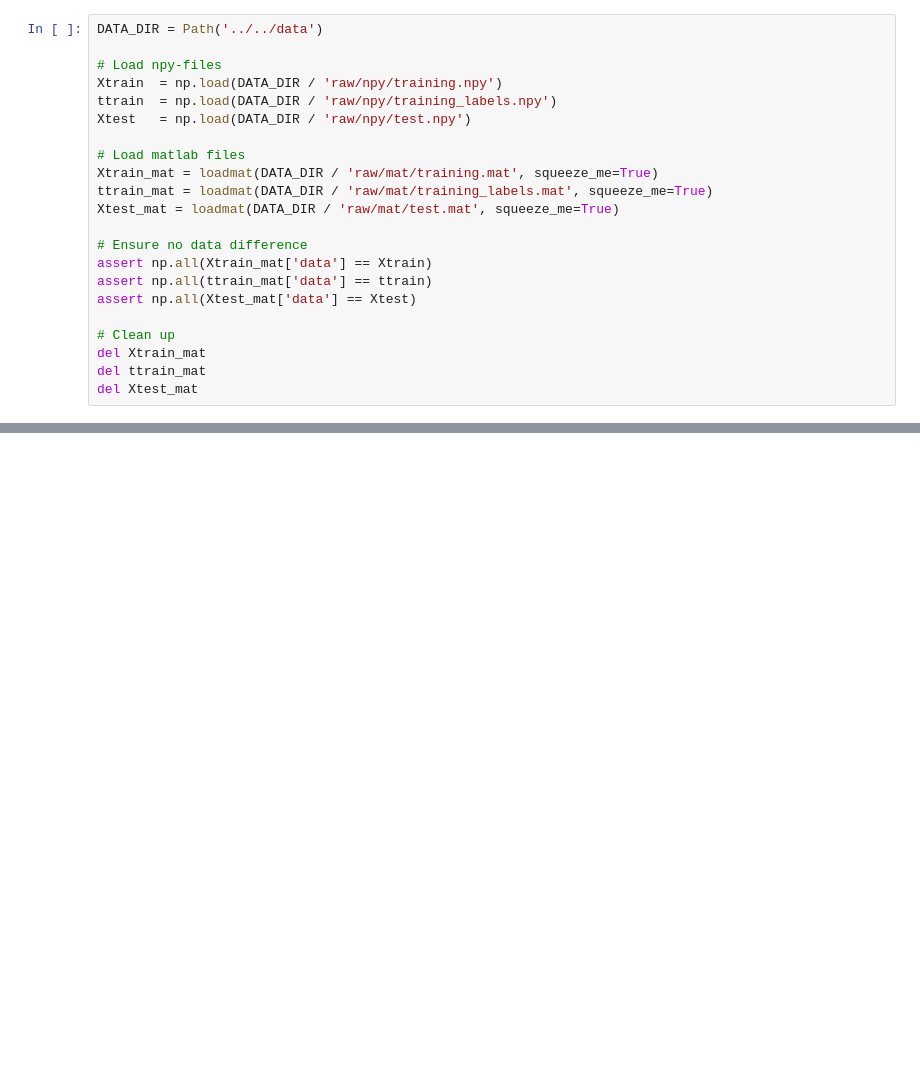
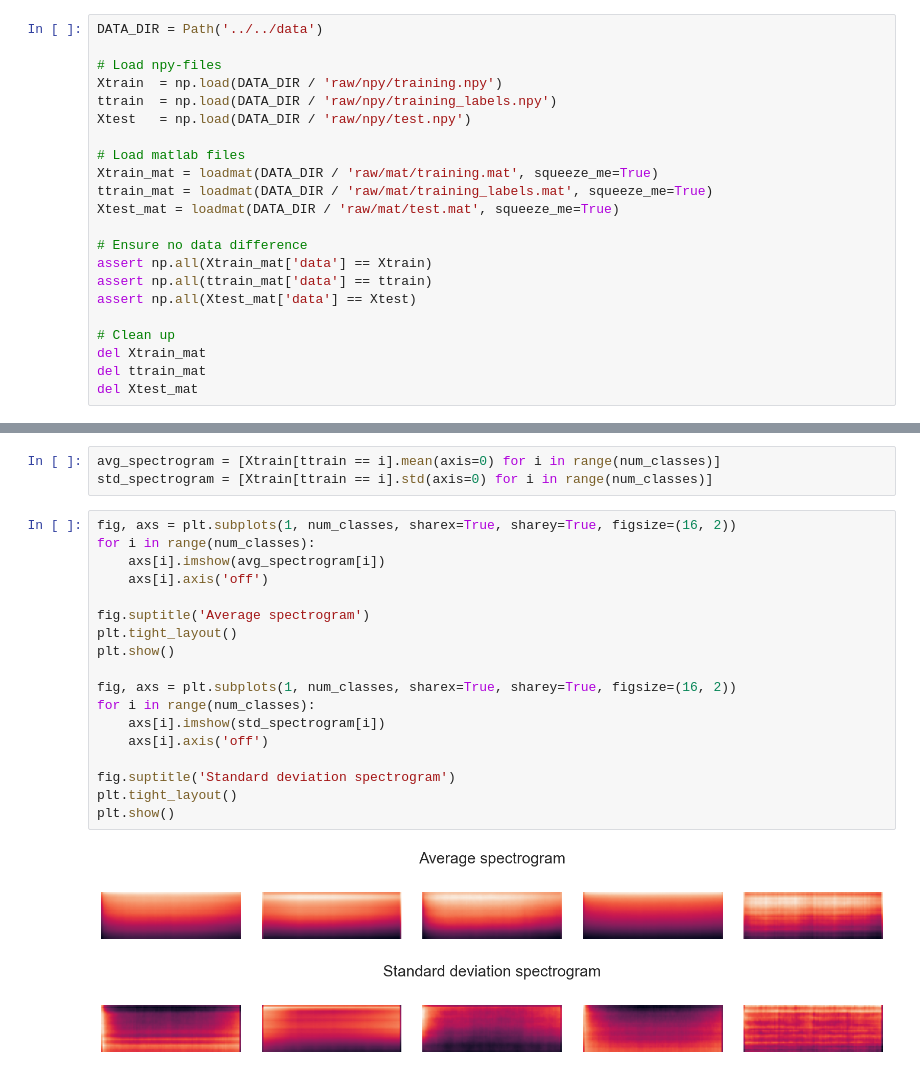
Before and after one commit to AronDJacobsen/OticonAudioExplorers-2023, a Jupyter notebook: src/data/exploration.ipynb, the cells around one changed output, grey strips where cells are left out. Cells and saved outputs as stored; diff of their text form; blank space fills up the shorter version.

```diff
--- a/src/data/exploration.ipynb
+++ b/src/data/exploration.ipynb
@@ -64,0 +142,24 @@ array([0, 1, 2, 3, 4])
+# %%
+avg_spectrogram = [Xtrain[ttrain == i].mean(axis=0) for i in range(num_classes)]
+std_spectrogram = [Xtrain[ttrain == i].std(axis=0) for i in range(num_classes)]
+# %%
+fig, axs = plt.subplots(1, num_classes, sharex=True, sharey=True, figsize=(16, 2))
+for i in range(num_classes):
+    axs[i].imshow(avg_spectrogram[i])
+    axs[i].axis('off')
+
+fig.suptitle('Average spectrogram')
+plt.tight_layout()
+plt.show()
+
+fig, axs = plt.subplots(1, num_classes, sharex=True, sharey=True, figsize=(16, 2))
+for i in range(num_classes):
+    axs[i].imshow(std_spectrogram[i])
+    axs[i].axis('off')
+
+fig.suptitle('Standard deviation spectrogram')
+plt.tight_layout()
+plt.show()
+# %% [output]
+[figure, added]
+[figure, added]
```
Also changed, not shown: parts of 14 cells of this notebook.
